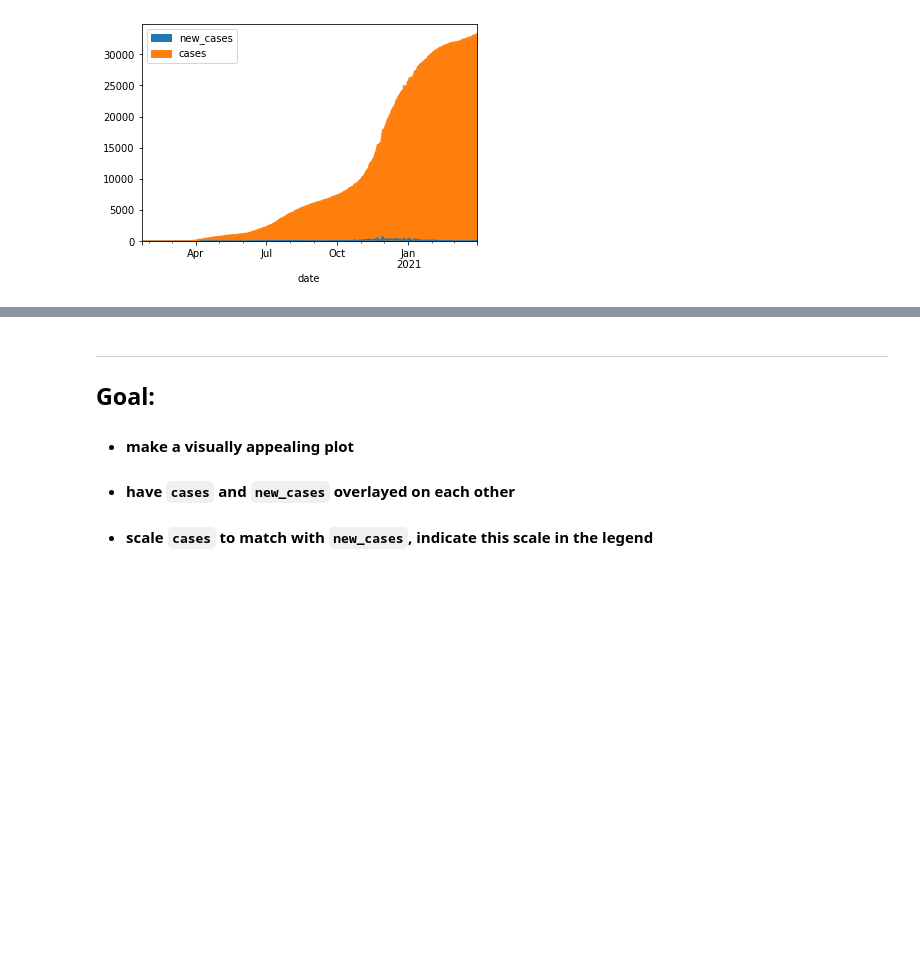
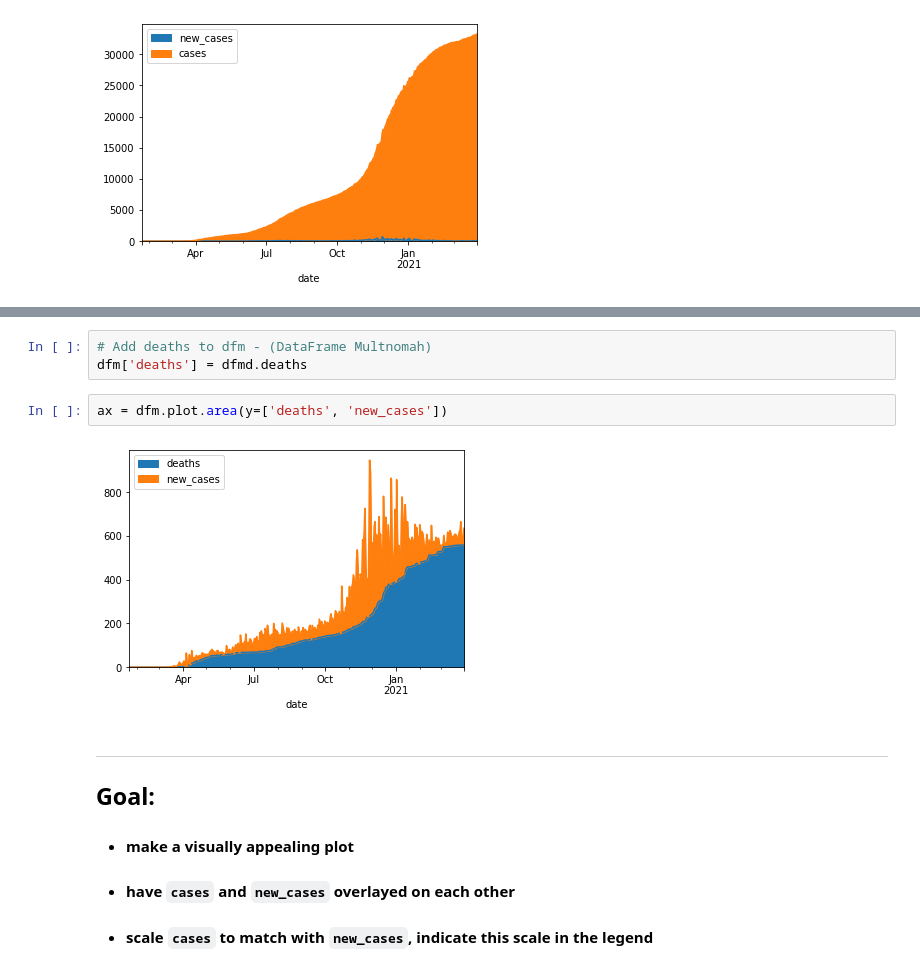
Before and after one commit to davydka/notebooks, a Jupyter notebook: CovidPortlandMultnomah.ipynb, the cells around one changed output, grey strips where cells are left out. Saved outputs shown, nothing was run; the diff lists cells and outputs as text; blank space fills up the shorter version.

```diff
--- a/CovidPortlandMultnomah.ipynb
+++ b/CovidPortlandMultnomah.ipynb
@@ -71,3 +118,10 @@ ax = dfm.plot.area(y=['new_cases', 'cases'])
+# %%
+# Add deaths to dfm - (DataFrame Multnomah)
+dfm['deaths'] = dfmd.deaths
+# %%
+ax = dfm.plot.area(y=['deaths', 'new_cases'])
+# %% [output]
+[figure, added]
 # %% [markdown]
 ---
 ## Goal:
```
Also changed, not shown: parts of 10 cells of this notebook, 1 other file.
